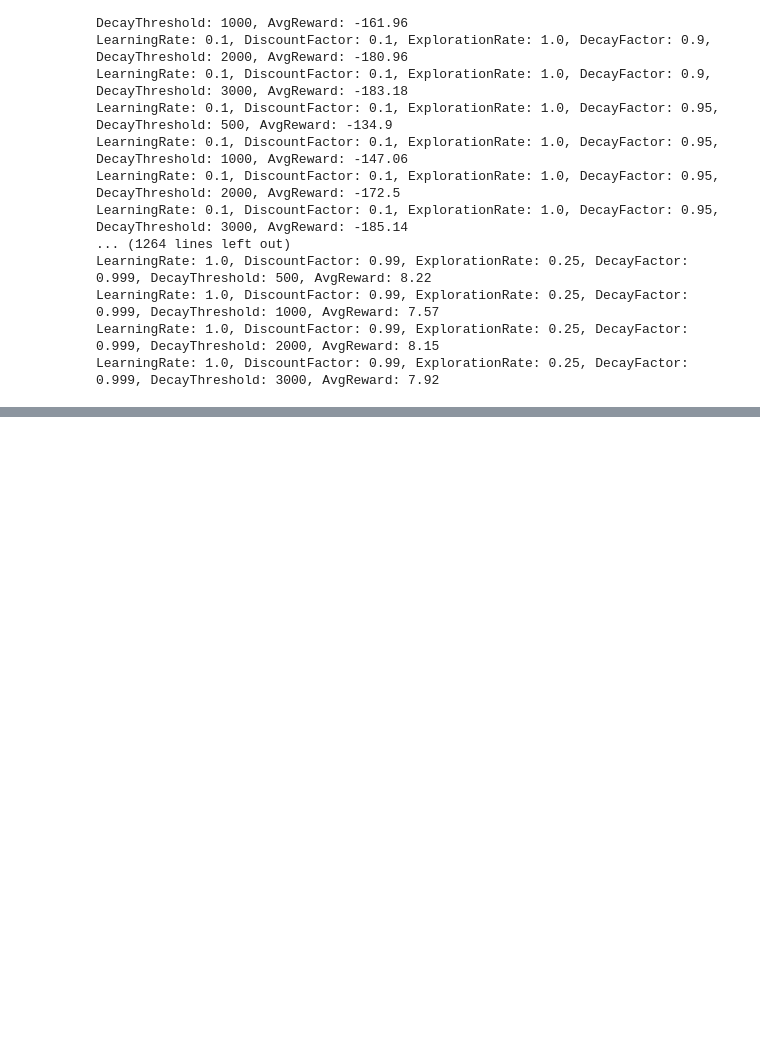
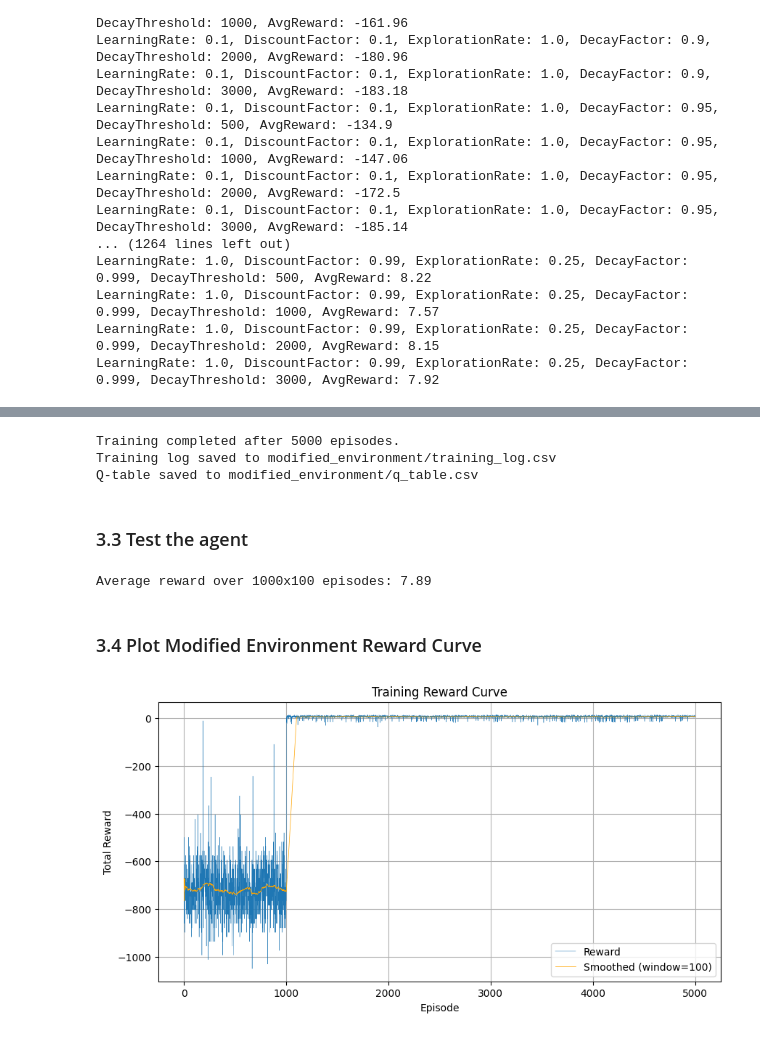
Before and after one commit to syedtaha22/taxi-q-learning-agent, a Jupyter notebook: analysis.ipynb, the cells around one changed output, grey strips where cells are left out. Saved outputs shown, nothing was run; the diff lists cells and outputs as text; code cells hidden in the pictures; blank space fills up the shorter version.

```diff
--- a/analysis.ipynb
+++ b/analysis.ipynb
@@ -182,0 +375,20 @@ LearningRate: 1.0, DiscountFactor: 0.99, ExplorationRate: 0.25, DecayFactor: 0.9
+# %%
+modified_agent.train(log_to_csv=True, log_path='modified_environment/training_log.csv')
+modified_agent.save_q_table('modified_environment/q_table.csv')
+# %% [output]
+Training completed after 5000 episodes.
+Training log saved to modified_environment/training_log.csv
+Q-table saved to modified_environment/q_table.csv
+# %% [markdown]
+### 3.3 Test the agent
+# %%
+average_reward = get_average_reward(modified_agent, num_episodes=1000)
+print(f"Average reward over 1000x100 episodes: {average_reward:.2f}")
+# %% [output]
+Average reward over 1000x100 episodes: 7.89
+# %% [markdown]
+### 3.4 Plot Modified Environment Reward Curve
+# %%
+plot_training_rewards('modified_environment/training_log.csv', window_size=100)
+# %% [output]
+[figure, added]
```
Also changed, not shown: parts of 30 cells of this notebook.
